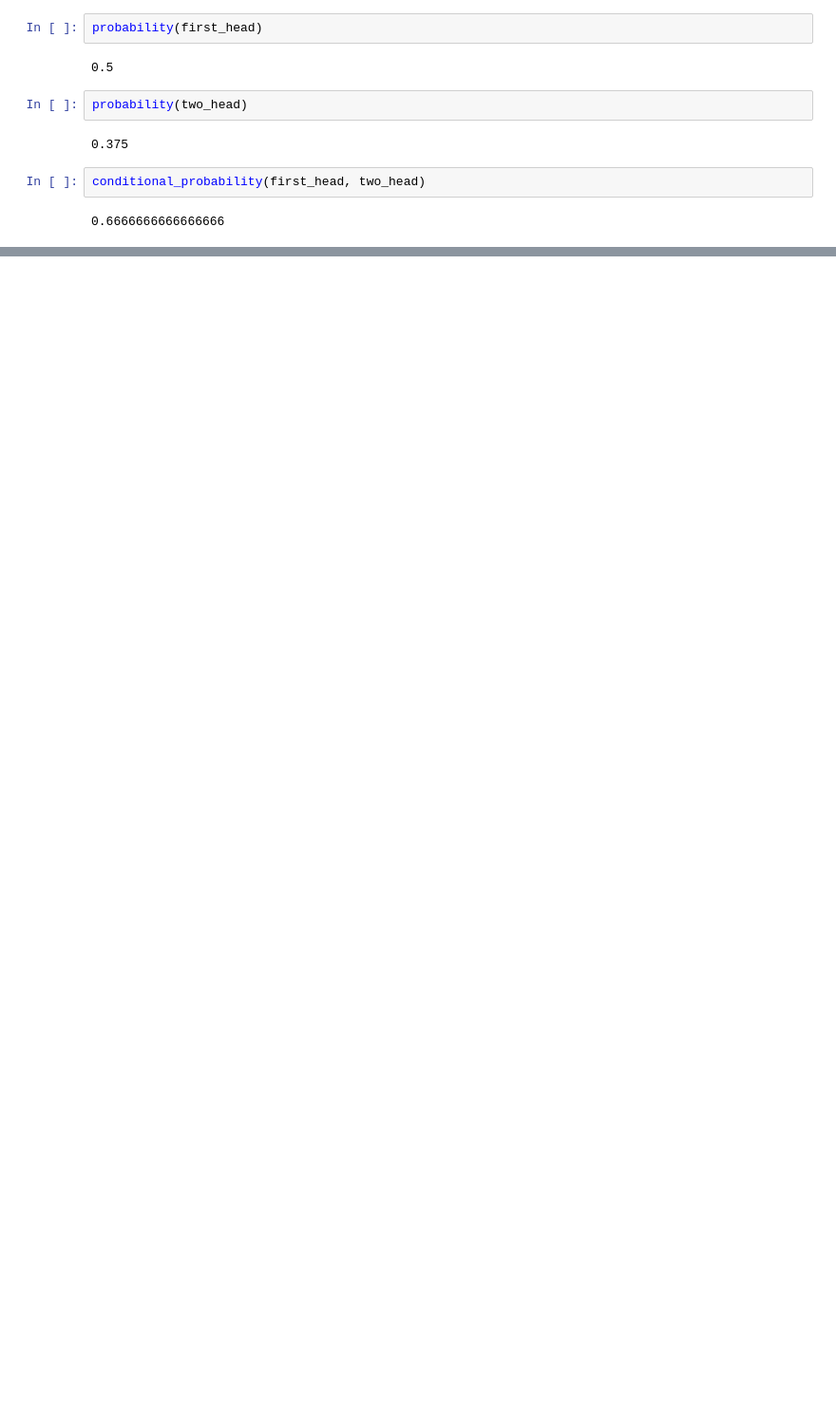
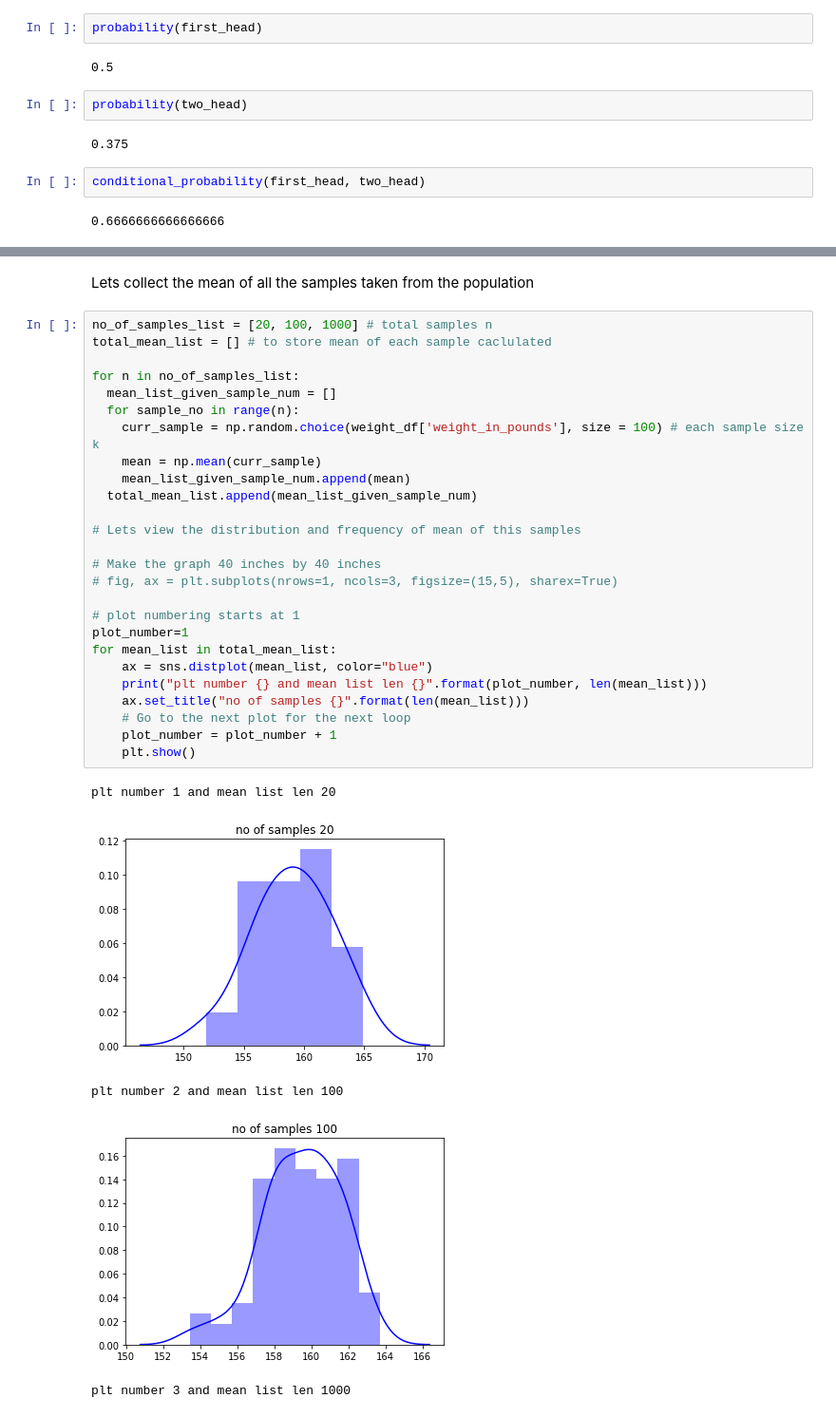
Before and after one commit to sudheer/blog, a Jupyter notebook: _notebooks/2020_05_02_Statistics.ipynb, the cells around one changed output, grey strips where cells are left out. Shown at 95% size. Drawn from its saved outputs; the diff is of its cells as text; blank space fills up the shorter version.

```diff
--- a/_notebooks/2020_05_02_Statistics.ipynb
+++ b/_notebooks/2020_05_02_Statistics.ipynb
@@ -236,0 +276,34 @@ conditional_probability(first_head, two_head)
+# %% [markdown]
+Lets collect the mean of all the samples taken from the population
+# %%
+no_of_samples_list = [20, 100, 1000] # total samples n
+total_mean_list = [] # to store mean of each sample caclulated
+
+for n in no_of_samples_list:
+  mean_list_given_sample_num = []
+  for sample_no in range(n):
+    curr_sample = np.random.choice(weight_df['weight_in_pounds'], size = 100) # each sample size k
+    mean = np.mean(curr_sample)
+    mean_list_given_sample_num.append(mean)
+  total_mean_list.append(mean_list_given_sample_num)
+
+# Lets view the distribution and frequency of mean of this samples
+
+# Make the graph 40 inches by 40 inches
+# fig, ax = plt.subplots(nrows=1, ncols=3, figsize=(15,5), sharex=True)
+
+# plot numbering starts at 1
+plot_number=1
+for mean_list in total_mean_list:
+    ax = sns.distplot(mean_list, color="blue")
+    print("plt number {} and mean list len {}".format(plot_number, len(mean_list)))
+    ax.set_title("no of samples {}".format(len(mean_list)))
+    # Go to the next plot for the next loop
+    plot_number = plot_number + 1
+    plt.show()
+# %% [output]
+plt number 1 and mean list len 20
+[figure, added]
+plt number 2 and mean list len 100
+[figure, added]
+plt number 3 and mean list len 1000
```
Also changed, not shown: parts of 5 cells of this notebook.
